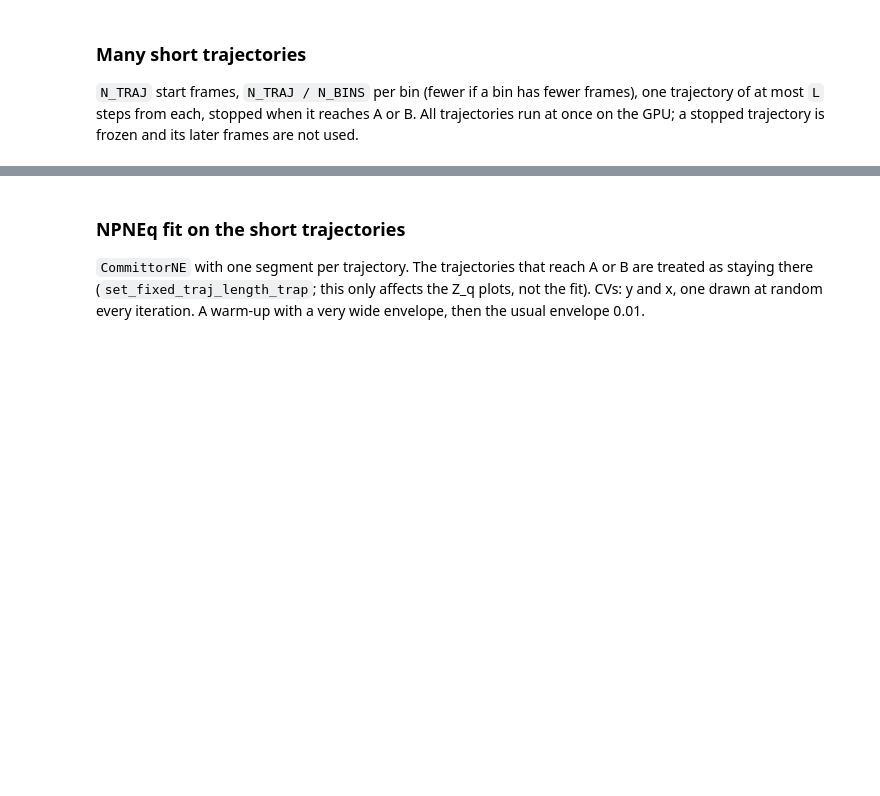
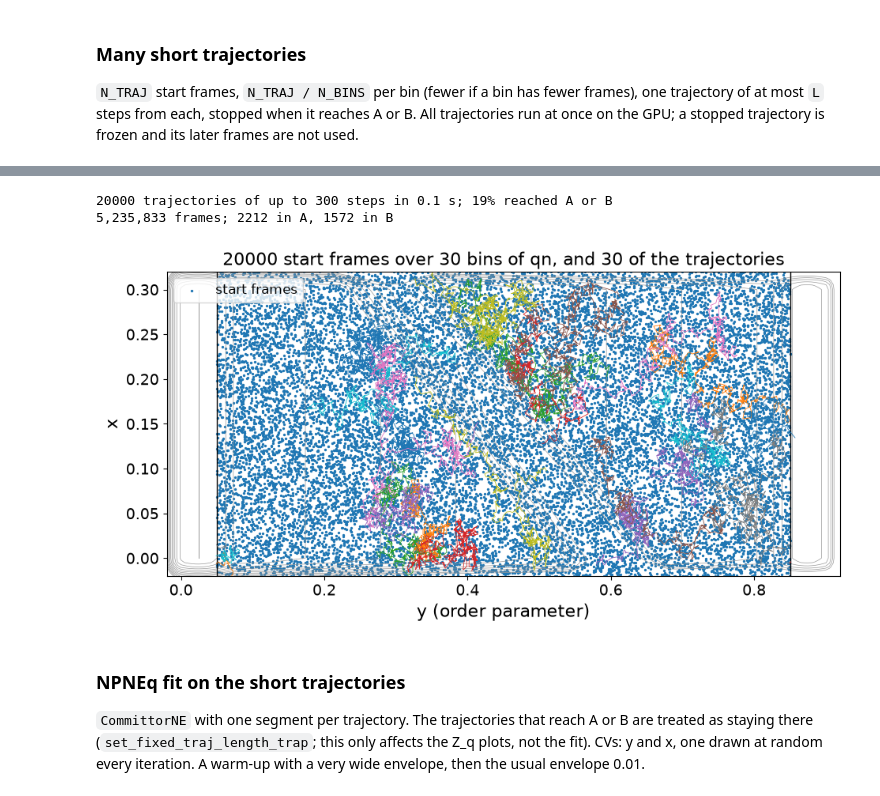
Before and after one commit to Eli4sW1ls/optimalrcs, a Jupyter notebook: examples/zpot_short_trajectories.ipynb, the cells around one changed output, grey strips where cells are left out. Cells and saved outputs as stored; diff of their text form; code cells hidden in the pictures; blank space fills up the shorter version.

Commit message:
Zpot short traj results

```diff
--- a/examples/zpot_short_trajectories.ipynb
+++ b/examples/zpot_short_trajectories.ipynb
@@ -210,3 +224,67 @@ plt.show()
+# %%
+N_TRAJ = 20_000
+L = 300                    # steps per trajectory
+SEED = 0
+
+rng = np.random.default_rng(SEED)
+start = np.concatenate([rng.choice(np.flatnonzero(free_first & (bin_first == b)), size=min(N_TRAJ // N_BINS, n_per_bin[b]), replace=False)
+                        for b in range(N_BINS)]) # select N_TRAJ/N_BINS random points in 30 bins of q_n
+# 1. Find the continuous boundaries of your valid region
+y_first, x_first = d['X_all'][:, 0].astype(float), d['X_all'][:, 1].astype(float)
+free_first = (y_first > lambda_A) & (y_first < lambda_B)
+
+x_min, x_max = x_first[free_first].min(), x_first[free_first].max()
+
+# 2. Generate N_TRAJ fictitious (x, y) coordinates uniformly across that 2D space
+x_fictitious = rng.uniform(x_min, x_max, N_TRAJ)
+y_fictitious = rng.uniform(lambda_A, lambda_B, N_TRAJ)
+n_traj = N_TRAJ
+
+sigma = np.sqrt(2 * kT * dt / gamma_md)
+cp.random.seed(SEED)
+#y_now, x_now = cp.asarray(y_first[start]), cp.asarray(x_first[start])
+y_now, x_now = cp.asarray(y_fictitious), cp.asarray(x_fictitious)
+Y_frames, X_frames = cp.zeros((L + 1, n_traj)), cp.zeros((L + 1, n_traj))      # [step, trajectory]
+Y_frames[0], X_frames[0] = y_now, x_now
+last = cp.full(n_traj, L)                       # last frame of each trajectory
+running = cp.ones(n_traj, bool)
+t0 = time.time()
+for step in range(1, L + 1):
+    fy, fx = force(y_now, x_now)
+    y_now = cp.where(running, y_now + dt / gamma_md * fy + sigma * cp.random.standard_normal(n_traj), y_now)
+    x_now = cp.where(running, x_now + dt / gamma_md * fx + sigma * cp.random.standard_normal(n_traj), x_now)
+    Y_frames[step], X_frames[step] = y_now, x_now
+    absorbed = running & ((y_now <= lambda_A) | (y_now >= lambda_B))
+    last = cp.where(absorbed, step, last)
+    running = running & ~absorbed
+last = last.get()
+print(f'{n_traj} trajectories of up to {L} steps in {time.time() - t0:.1f} s; '
+      f'{np.mean(last < L):.0%} reached A or B')
+
+# one segment per trajectory: frames 0 .. last
+keep = np.arange(L + 1)[None, :] <= last[:, None]                  # [trajectory, step]
+y = Y_frames.get().T[keep]
+x = X_frames.get().T[keep]
+i_traj = np.repeat(np.arange(n_traj), last + 1)
+t_traj = np.concatenate([np.arange(n + 1) for n in last]).astype(float)
+first_frame = np.r_[0, np.cumsum(last + 1)[:-1]]                  # index of each start frame
+del Y_frames, X_frames
+print(f'{len(y):,} frames; {np.sum(y <= lambda_A)} in A, {np.sum(y >= lambda_B)} in B')
+np.savez(f'{FIG}/short_traj_{BIN_ON}_n{n_traj}_L{L}.npz', y=y, x=x, i_traj=i_traj, t_traj=t_traj, start=start)
+
+fig, ax = plt.subplots(figsize=(11, 5))
+draw_potential(ax)
+ax.scatter(y[first_frame], x[first_frame], s=2, c='C0', label='start frames')
+for j in np.random.default_rng(1).choice(n_traj, 30, replace=False):
+    ax.plot(y[i_traj == j], x[i_traj == j], lw=0.6)
+ax.legend(loc='upper left')
+ax.set_title(f'{n_traj} start frames over {N_BINS} bins of {BIN_ON}, and 30 of the trajectories')
+fig.savefig(f'{FIG}/trajectories.png', dpi=100, bbox_inches='tight')
+plt.show()
+# %% [output]
+20000 trajectories of up to 300 steps in 0.1 s; 19% reached A or B
+5,235,833 frames; 2212 in A, 1572 in B
+[figure, added]
 # %% [markdown]
 ### NPNEq fit on the short trajectories
 
```
Also changed, not shown: parts of 11 cells of this notebook, 8 other files.
